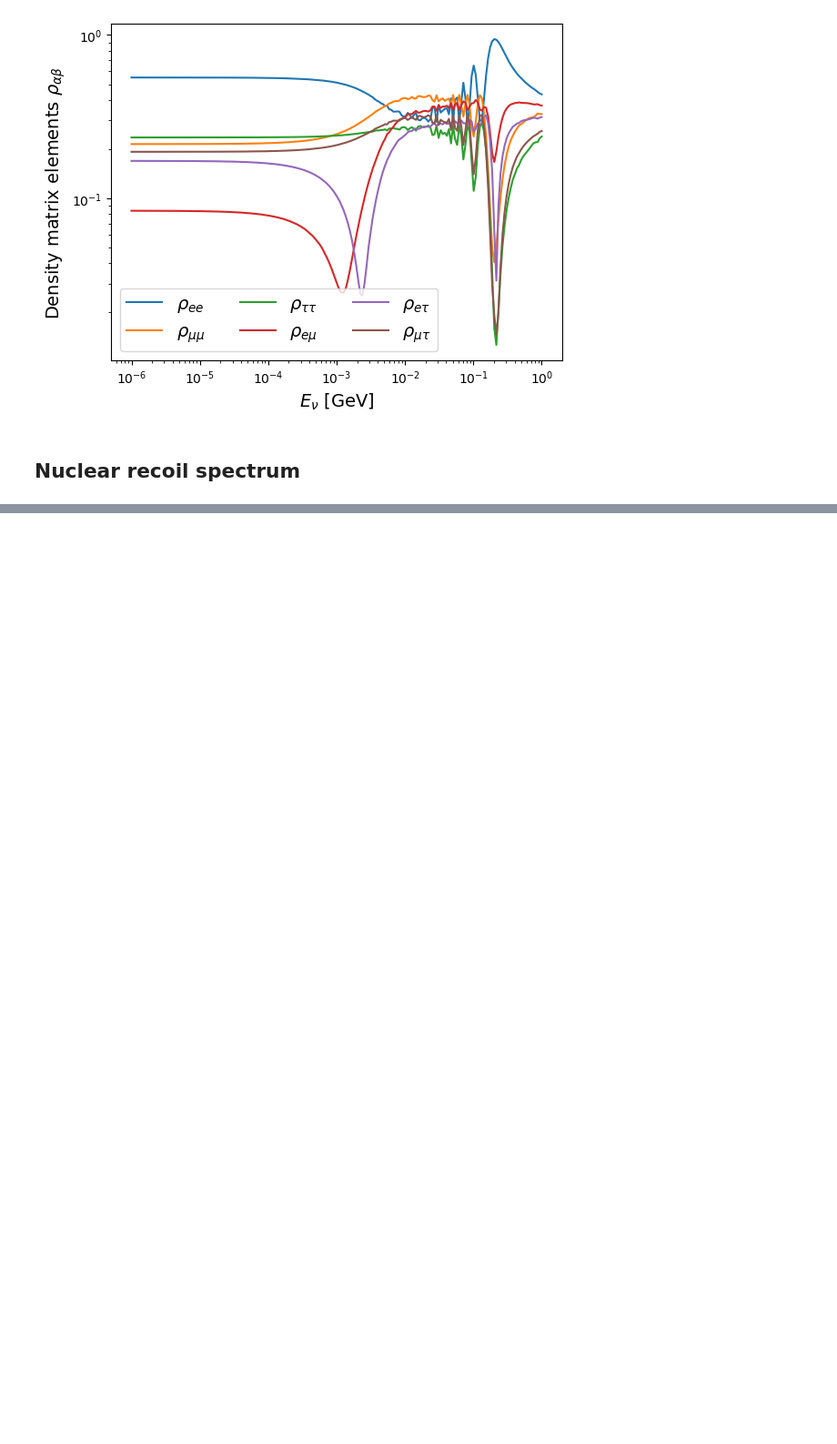
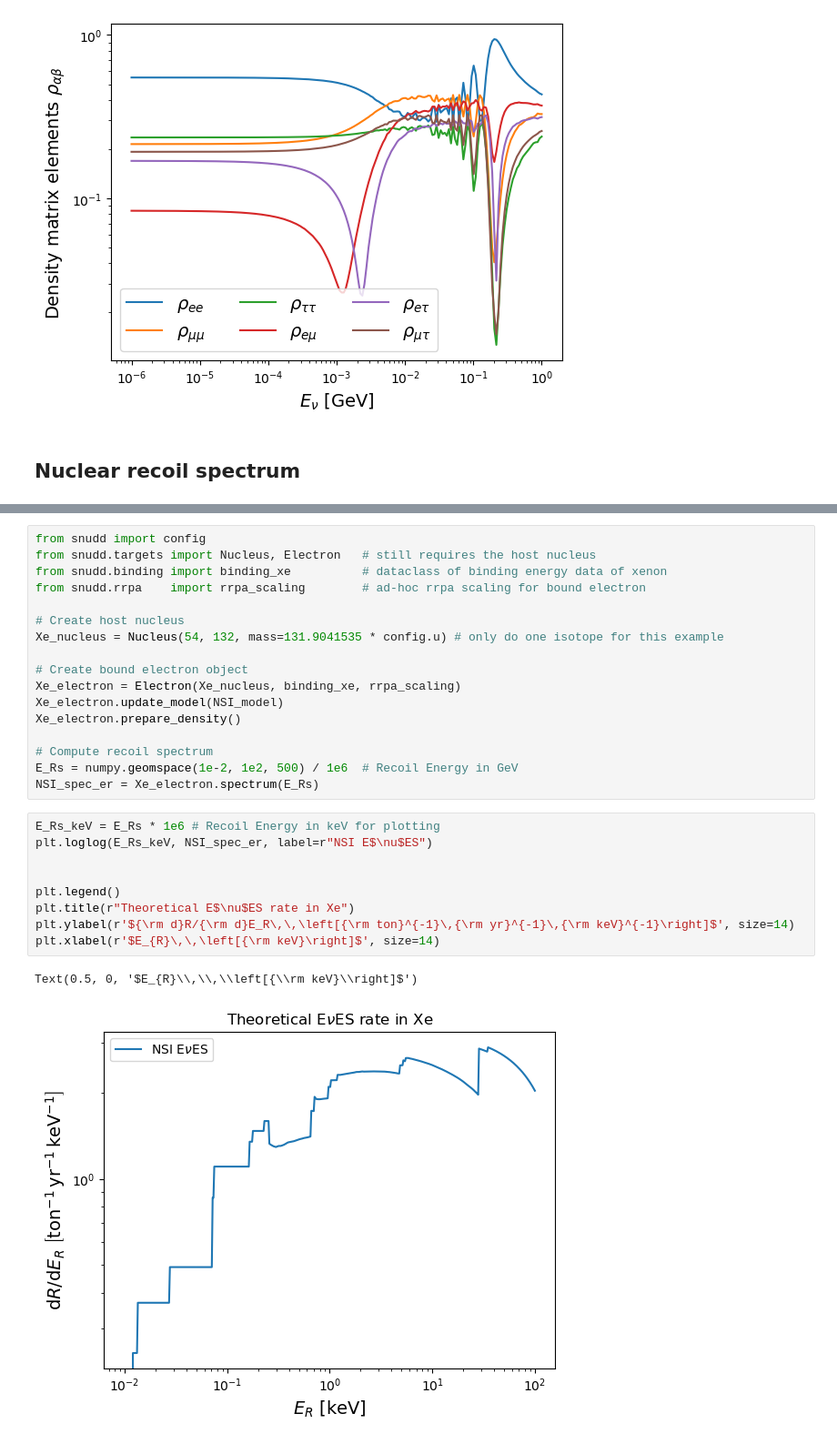
Before and after one commit to SNuDD/SNuDD, a Jupyter notebook: notebooks/quick_start.ipynb, the cells around one changed output, grey strips where cells are left out. Shown at 91% size. Saved outputs shown, nothing was run; the diff lists cells and outputs as text; blank space fills up the shorter version.

```diff
--- a/notebooks/quick_start.ipynb
+++ b/notebooks/quick_start.ipynb
@@ -88,0 +123,29 @@ Text(0.5, 0, '$E_{\\nu}\\,\\,\\left[{\\rm GeV}\\right]$')
+# %%
+from snudd import config
+from snudd.targets import Nucleus, Electron   # still requires the host nucleus
+from snudd.binding import binding_xe          # dataclass of binding energy data of xenon
+from snudd.rrpa    import rrpa_scaling        # ad-hoc rrpa scaling for bound electron
+
+# Create host nucleus
+Xe_nucleus = Nucleus(54, 132, mass=131.9041535 * config.u) # only do one isotope for this example
+
+# Create bound electron object
+Xe_electron = Electron(Xe_nucleus, binding_xe, rrpa_scaling)
+Xe_electron.update_model(NSI_model)
+Xe_electron.prepare_density()
+
+# Compute recoil spectrum
+E_Rs = numpy.geomspace(1e-2, 1e2, 500) / 1e6  # Recoil Energy in GeV
+NSI_spec_er = Xe_electron.spectrum(E_Rs)
+# %%
+E_Rs_keV = E_Rs * 1e6 # Recoil Energy in keV for plotting
+plt.loglog(E_Rs_keV, NSI_spec_er, label=r"NSI E$\nu$ES")
+
+
+plt.legend()
+plt.title(r"Theoretical E$\nu$ES rate in Xe")
+plt.ylabel(r'${\rm d}R/{\rm d}E_R\,\,\left[{\rm ton}^{-1}\,{\rm yr}^{-1}\,{\rm keV}^{-1}\right]$', size=14)
+plt.xlabel(r'$E_{R}\,\,\left[{\rm keV}\right]$', size=14)
+# %% [output]
+Text(0.5, 0, '$E_{R}\\,\\,\\left[{\\rm keV}\\right]$')
+[figure, added]
```
Also changed, not shown: parts of 6 cells of this notebook, 4 other files.
